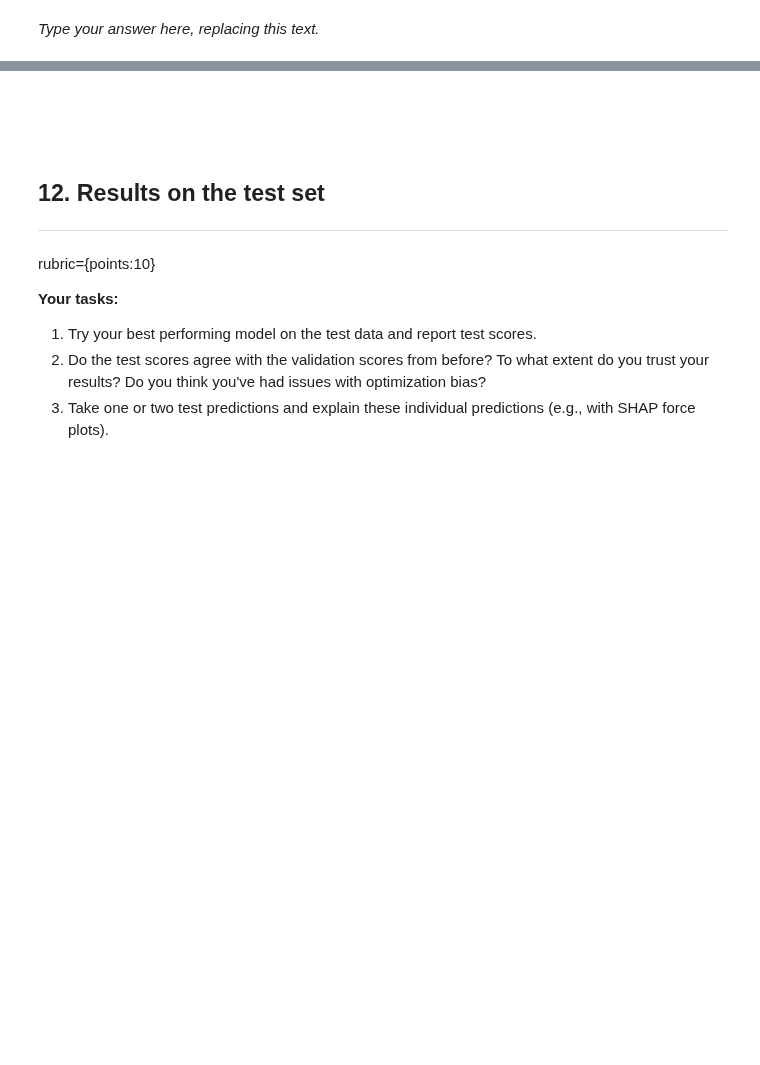
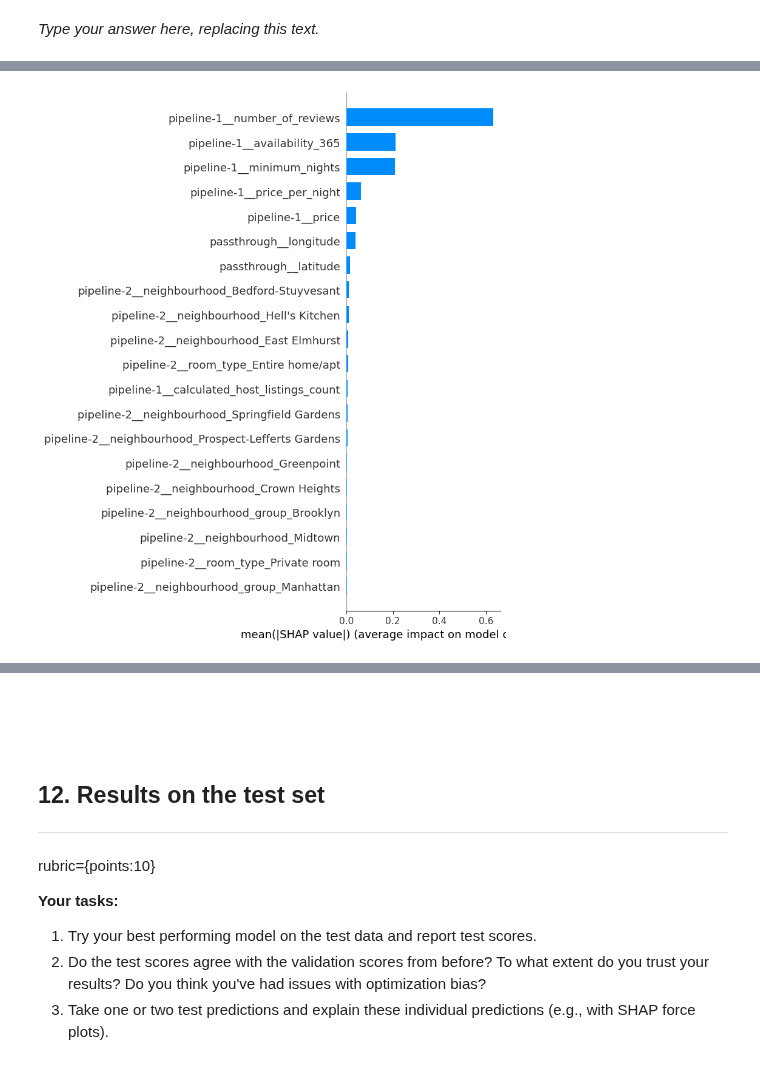
Before and after one commit to vivaanjhaveri/nyc-airbnb-reviews-regression, a Jupyter notebook: hw5.ipynb, the cells around one changed output, grey strips where cells are left out. Cells and saved outputs as stored; diff of their text form; code cells hidden in the pictures; blank space fills up the shorter version.

```diff
--- a/hw5.ipynb
+++ b/hw5.ipynb
@@ -1041,0 +1112,4 @@ _Type your answer here, replacing this text._
+# %%
+shap.summary_plot(train_shap_values, X_train_enc, plot_type="bar")
+# %% [output]
+[figure, added]
```
Also changed, not shown: parts of 11 cells of this notebook.
